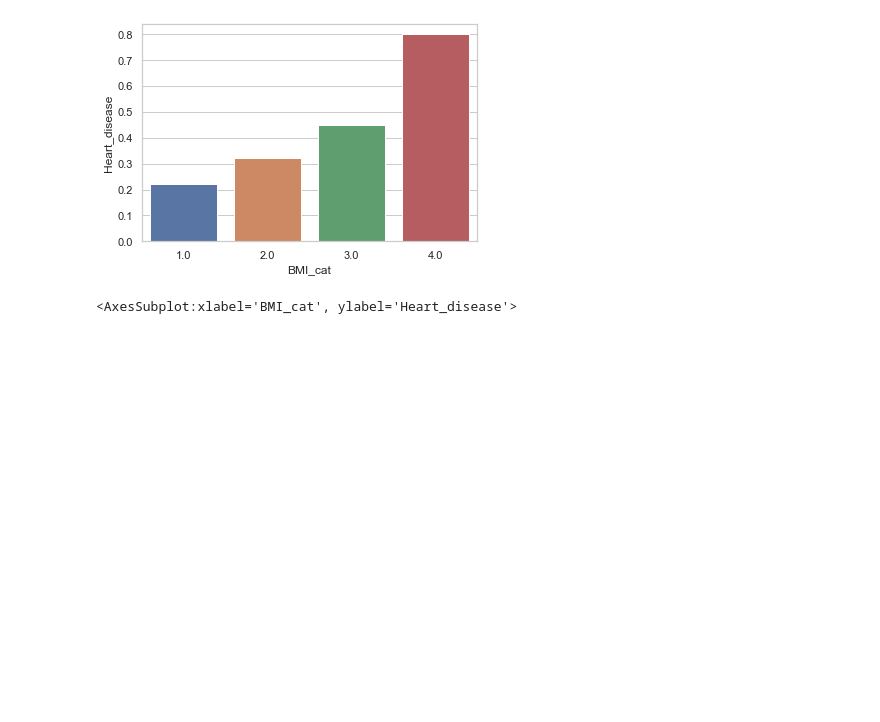
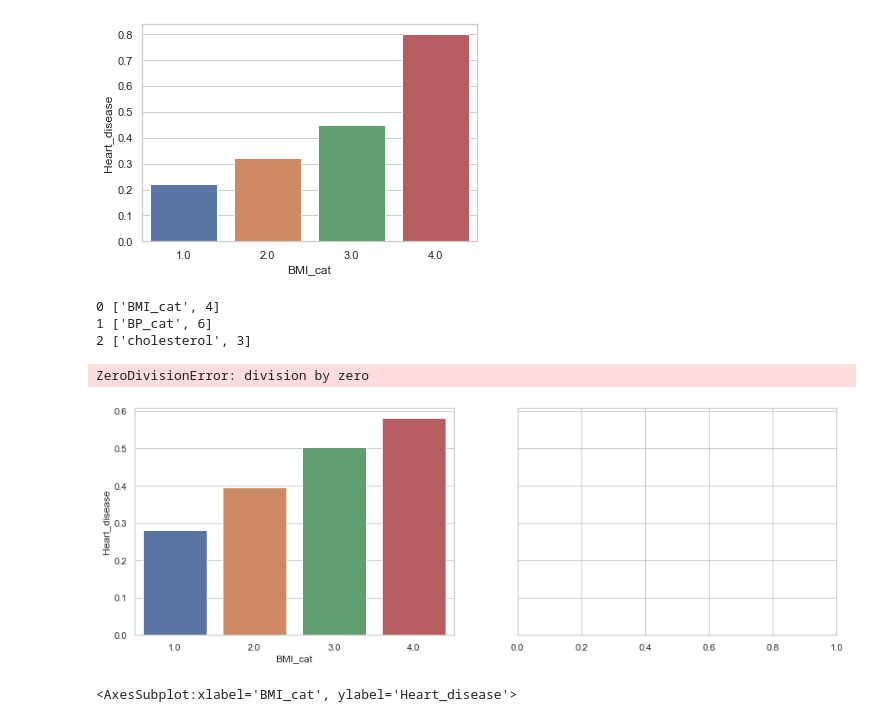
Before and after one commit to Lelelass/Machine-learning-Lassarade, a Jupyter notebook: labb_1/2-0-0.ipynb, the cells around one changed output. Drawn from its saved outputs; the diff is of its cells as text; code cells hidden in the pictures; blank space fills up the shorter version.

Commit message:
attempt at code simplification and automation of graph creation

```diff
--- a/labb_1/2-0-0.ipynb
+++ b/labb_1/2-0-0.ipynb
@@ -221,8 +221,24 @@ sns.barplot(x = df_bmi.BMI_cat,y = df_bmi.Heart_disease)
 <AxesSubplot:xlabel='BMI_cat', ylabel='Heart_disease'>
 [figure]
 # %%
-#condition = 'BP_cat == 1 and cardio ==1'
-#fig, ax = plt.subplot(), plt.axes()
+def feature_to_heart_desease_proportion(dataframe, feature, categorical_grades):
+    counts =[]
+    proportions = []
+
+    for i in range(1,categorical_grades+1):
+        count = len(dataframe.query(f'{feature} == {i} and cardio ==1'))
+        proportion = count / len(dataframe.query(f'{feature} == {i}'))
+        counts.append(count)
+        proportions.append(proportion)
+
+    df = pd.DataFrame([range(1,categorical_grades+1), counts, proportions]).T
+    df.columns = [f'{feature}', 'Count', 'Heart_disease']
+    return df
+
+category_to_observe = {'bmi' : ['BMI_cat', 4],
+                       'blood_pressure' : ['BP_cat', 6],
+                       'cholesterol' : ['cholesterol', 3]
+                       }
 
 counts =[]
 proportions = []
@@ -235,6 +251,25 @@ for i in range(1,5):
 
 df_bp = pd.DataFrame([range(1,5), counts, proportions]).T
 df_bp.columns = ['BP_cat', 'Count', 'Heart_disease']
+# %%
+for i, value in enumerate(category_to_observe.values()):
+    print(i, value)
+# %% [output]
+0 ['BMI_cat', 4]
+1 ['BP_cat', 6]
+2 ['cholesterol', 3]
+# %%
+fig, axs = plt.subplots(1,2, figsize = (15,5), sharey= True)
+figs = []
+
+for i, value in enumerate(category_to_observe.values()):
+    df = feature_to_heart_desease_proportion(df_cardio, value[0], value[1])
+    fig = sns.barplot(x = df[value[0]],y = df.Heart_disease, ax = axs[i])
+
+figs
+# %% [output]
+ZeroDivisionError: division by zero
+[figure, added]
 # %%
 #condition = 'BP_cat == 1 and cardio ==1'
 #fig, ax = plt.subplot(), plt.axes()
```
Also changed, not shown: parts of 6 cells of this notebook.
